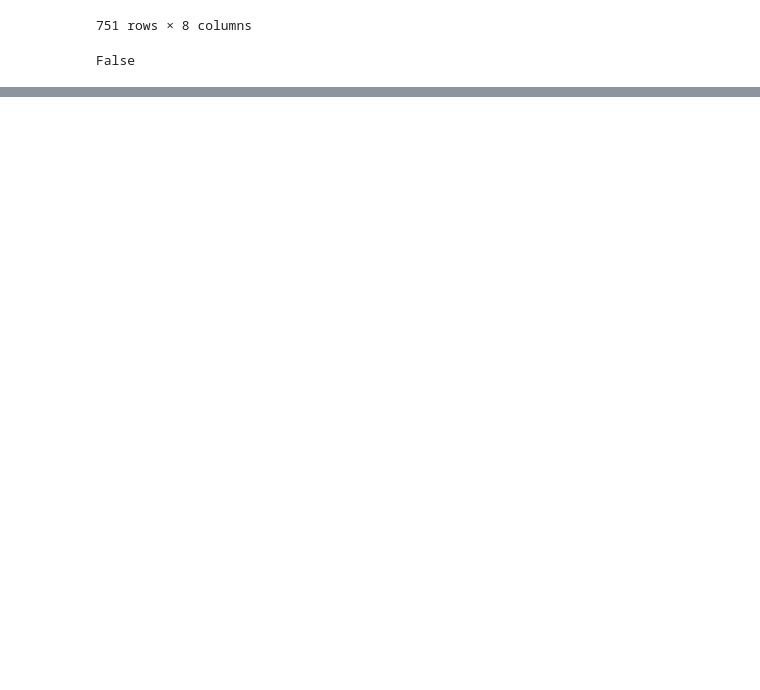
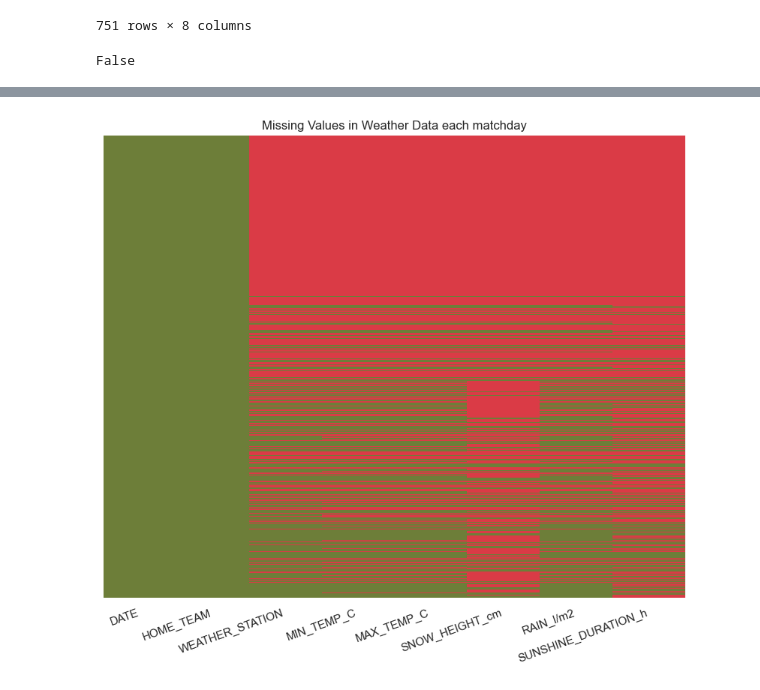
Before and after one commit to lucajanas/web-mining, a Jupyter notebook: weather_data.ipynb, the cells around one changed output, grey strips where cells are left out. Saved outputs shown, nothing was run; the diff lists cells and outputs as text; code cells hidden in the pictures; blank space fills up the shorter version.

Commit message:
update missing values plot of weather data

```diff
--- a/weather_data.ipynb
+++ b/weather_data.ipynb
@@ -345,0 +353,5 @@ False
+# %%
+df_weather = pd.read_pickle("./data/df_merge_club_transfer_data_weather.pkl")
+df_weather = df_weather[['DATE', 'HOME_TEAM','WEATHER_STATION', 'MIN_TEMP_C', 'MAX_TEMP_C',
+       'SNOW_HEIGHT_cm', 'RAIN_l/m2', 'SUNSHINE_DURATION_h']]
+df_weather
@@ -345,0 +372,15 @@ False
+# %%
+df_weather.replace('', np.nan, inplace=True)
+# %%
+# Heatmap to visualize NaN values
+cmap = sns.diverging_palette(100, 10, as_cmap=True)
+plt.figure(figsize=(10, 8))
+sns.set(font_scale=1)
+sns.heatmap(df_weather.isnull(), cmap=cmap, cbar=False, yticklabels=False)
+plt.title('Missing Values in Weather Data each matchday')
+plt.xticks(rotation=20, ha='right')
+# Safe to
+plt.savefig('./plots/Missing Values in Weather Data.jpg', format='jpeg', dpi=900)
+plt.show()
+# %% [output]
+[figure, added]
```
Also changed, not shown: parts of 5 cells of this notebook, 1 other file.
